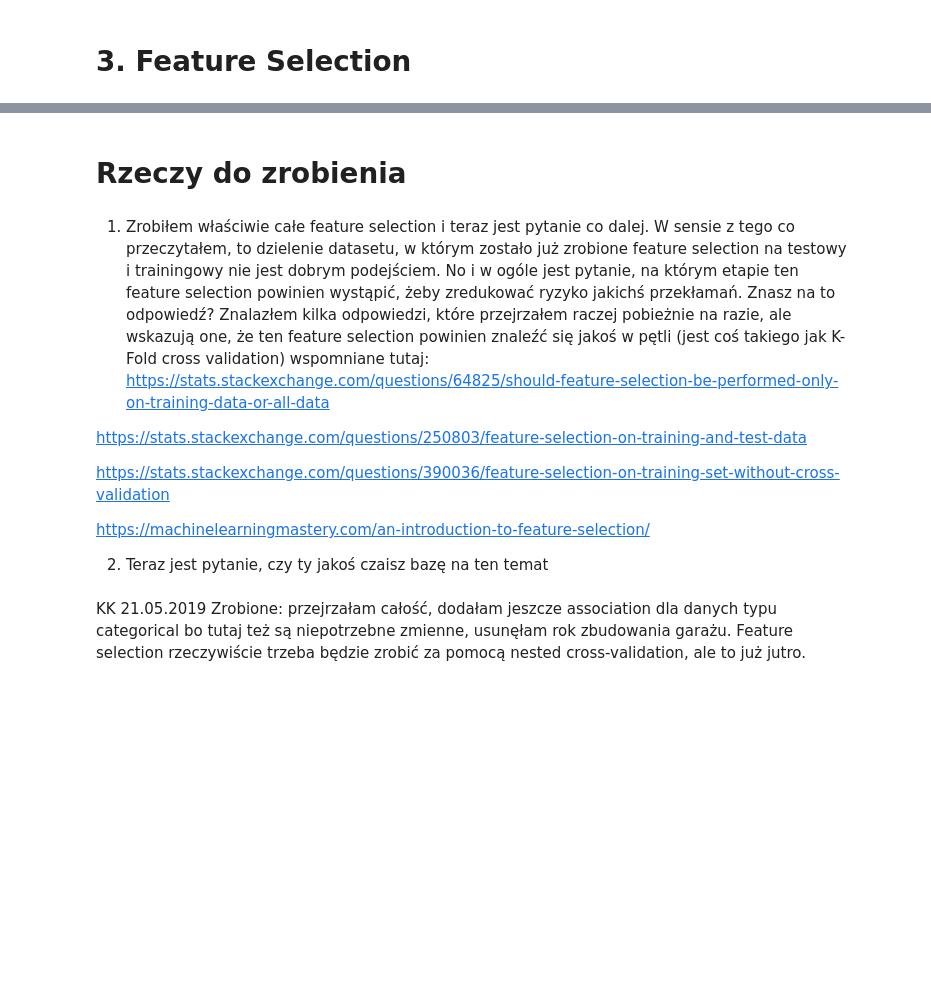
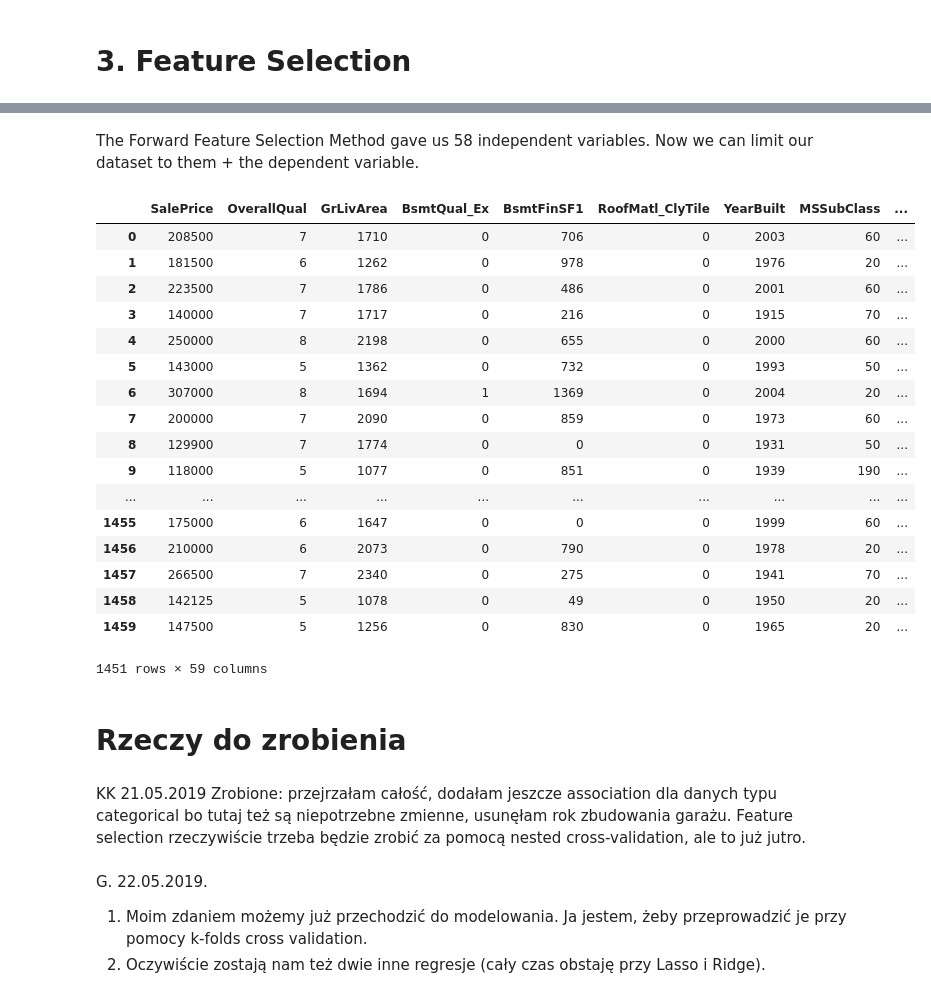
Before and after one commit to GIKroch/ML_small_dataset, a Jupyter notebook: ML_small_ds_v03.ipynb, the cells around one changed output, grey strips where cells are left out. Saved outputs shown, nothing was run; the diff lists cells and outputs as text; code cells hidden in the pictures; blank space fills up the shorter version.

```diff
--- a/ML_small_ds_v03.ipynb
+++ b/ML_small_ds_v03.ipynb
@@ -264,15 +260,0 @@ result = f_regression(X,y, center = True)
-# %%
-features = X.columns.values
-newFeatures = []
-tempFeatures = []
-
-for k in range(1):
-    p_values = []
-    featToTest = list(set(features) - set(newFeatures))
-    for feat in featToTest:
-        tempFeatures = newFeatures.copy()
-        tempFeatures.append(feat)
-        X2 = sm.add_constant(X[tempFeatures])
-        est = sm.OLS(y, X2)
-        results = est.fit()
-        print(feat, ": ", results.f_pvalue)
@@ -345,16 +322,35 @@ All the variables left are not constant
+# %% [markdown]
+The Forward Feature Selection Method gave us 58 independent variables. Now we can limit our dataset to them + the dependent variable.
+# %%
+data = data[["SalePrice"] + list(final.keys())]
+# %%
+data
+# %% [output]
+|  | SalePrice | OverallQual | GrLivArea | BsmtQual_Ex | BsmtFinSF1 | RoofMatl_ClyTile | YearBuilt | MSSubClass | ... |
+| 0 | 208500 | 7 | 1710 | 0 | 706 | 0 | 2003 | 60 | ... |
+| 1 | 181500 | 6 | 1262 | 0 | 978 | 0 | 1976 | 20 | ... |
+| 2 | 223500 | 7 | 1786 | 0 | 486 | 0 | 2001 | 60 | ... |
+| 3 | 140000 | 7 | 1717 | 0 | 216 | 0 | 1915 | 70 | ... |
+| 4 | 250000 | 8 | 2198 | 0 | 655 | 0 | 2000 | 60 | ... |
+| 5 | 143000 | 5 | 1362 | 0 | 732 | 0 | 1993 | 50 | ... |
+| 6 | 307000 | 8 | 1694 | 1 | 1369 | 0 | 2004 | 20 | ... |
+| 7 | 200000 | 7 | 2090 | 0 | 859 | 0 | 1973 | 60 | ... |
+| 8 | 129900 | 7 | 1774 | 0 | 0 | 0 | 1931 | 50 | ... |
+| 9 | 118000 | 5 | 1077 | 0 | 851 | 0 | 1939 | 190 | ... |
+| ... | ... | ... | ... | ... | ... | ... | ... | ... | ... |
+| 1455 | 175000 | 6 | 1647 | 0 | 0 | 0 | 1999 | 60 | ... |
+| 1456 | 210000 | 6 | 2073 | 0 | 790 | 0 | 1978 | 20 | ... |
+| 1457 | 266500 | 7 | 2340 | 0 | 275 | 0 | 1941 | 70 | ... |
+| 1458 | 142125 | 5 | 1078 | 0 | 49 | 0 | 1950 | 20 | ... |
+| 1459 | 147500 | 5 | 1256 | 0 | 830 | 0 | 1965 | 20 | ... |
+1451 rows × 59 columns
 # %% [markdown]
 # Rzeczy do zrobienia
-# %% [markdown]
-1. Zrobiłem właściwie całe feature selection i teraz jest pytanie co dalej. W sensie z tego co przeczytałem, to dzielenie datasetu, w którym zostało już zrobione feature selection na testowy i trainingowy nie jest dobrym podejściem. No i w ogóle jest pytanie, na którym etapie ten feature selection powinien wystąpić, żeby zredukować ryzyko jakichś przekłamań. Znasz na to odpowiedź? Znalazłem kilka odpowiedzi, które przejrzałem raczej pobieżnie na razie, ale wskazują one, że ten feature selection powinien znaleźć się jakoś w pętli (jest coś takiego jak K-Fold cross validation) wspomniane tutaj: https://stats.stackexchange.com/questions/64825/should-feature-selection-be-performed-only-on-training-data-or-all-data
-
-https://stats.stackexchange.com/questions/250803/feature-selection-on-training-and-test-data
-
-https://stats.stackexchange.com/questions/390036/feature-selection-on-training-set-without-cross-validation
-
-https://machinelearningmastery.com/an-introduction-to-feature-selection/
-
-2. Teraz jest pytanie, czy ty jakoś czaisz bazę na ten temat
 # %% [markdown]
 KK 21.05.2019
 Zrobione: przejrzałam całość, dodałam jeszcze association dla danych typu categorical bo tutaj też są niepotrzebne zmienne, usunęłam rok zbudowania garażu.
 Feature selection rzeczywiście trzeba będzie zrobić za pomocą nested cross-validation, ale to już jutro.
+# %% [markdown]
+G. 22.05.2019.
+1. Moim zdaniem możemy już przechodzić do modelowania. Ja jestem, żeby przeprowadzić je przy pomocy k-folds cross validation.
+2. Oczywiście zostają nam też dwie inne regresje (cały czas obstaję przy Lasso i Ridge).
```
Also changed, not shown: parts of 16 cells of this notebook.
